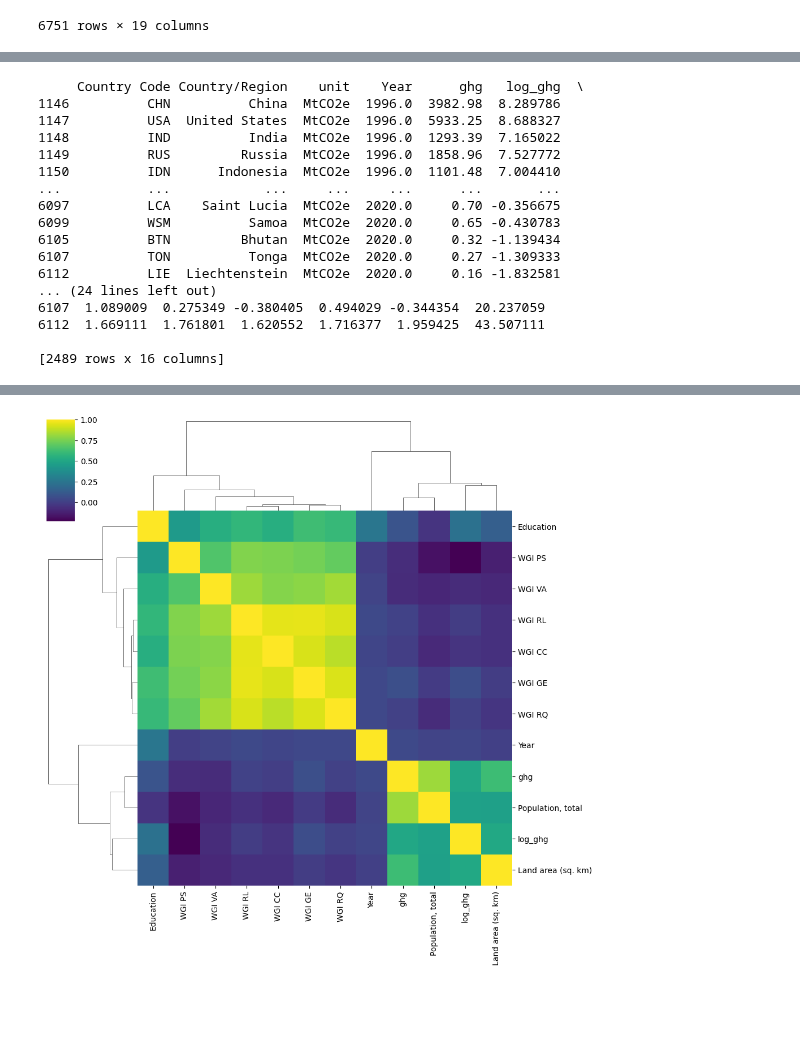
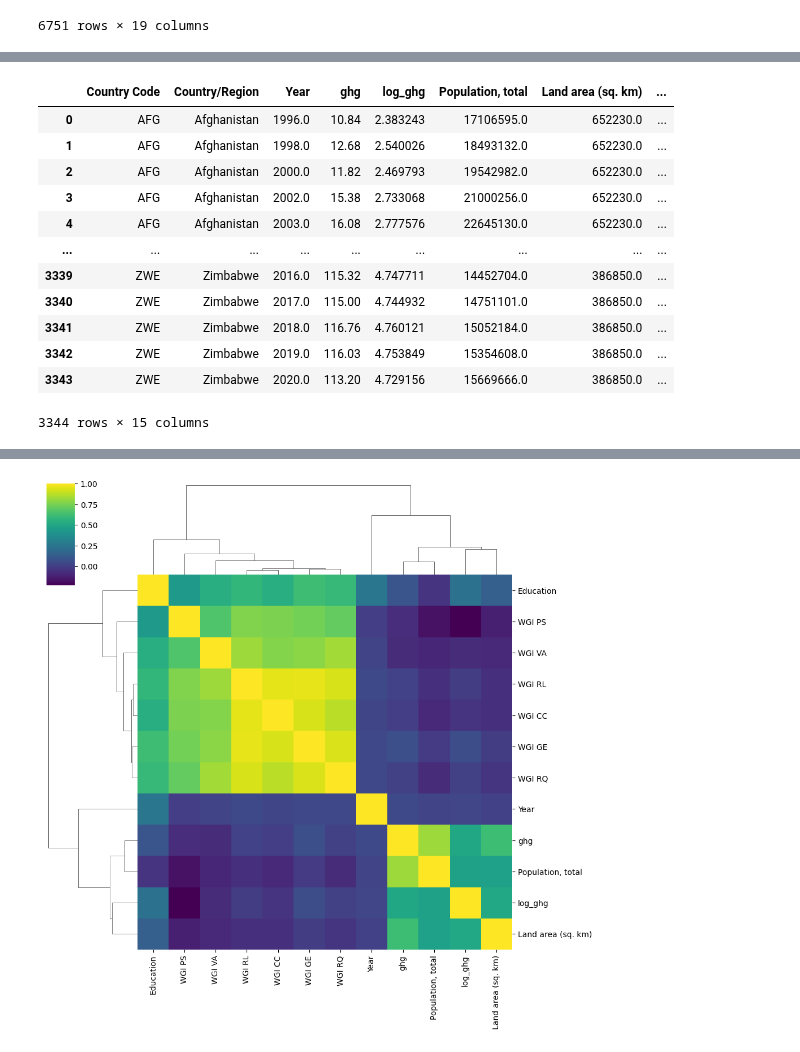
Before and after one commit to marcbarc19/DataScienceExam, a Jupyter notebook: ghg-modelling.ipynb, the cells around one changed output, grey strips where cells are left out. Drawn from its saved outputs; the diff is of its cells as text; code cells hidden in the pictures; blank space fills up the shorter version.

```diff
--- a/ghg-modelling.ipynb
+++ b/ghg-modelling.ipynb
@@ -473,25 +478,19 @@ AssertionError: data subset is more than available candidates
 # %%
-ghg = ghg_full.drop(columns=['ICT', 'Innovation', 'Social Inequality'])
-
-ghg = ghg.dropna()
-print(ghg)
+ghg = ghg_full_imputed.drop(columns=['unit', 'Education', 'Innovation', 'Social Inequality'])
+display(ghg)
 # %% [output]
+|  | Country Code | Country/Region | Year | ghg | log_ghg | Population, total | Land area (sq. km) | ... |
+| 0 | AFG | Afghanistan | 1996.0 | 10.84 | 2.383243 | 17106595.0 | 652230.0 | ... |
+| 1 | AFG | Afghanistan | 1998.0 | 12.68 | 2.540026 | 18493132.0 | 652230.0 | ... |
+| 2 | AFG | Afghanistan | 2000.0 | 11.82 | 2.469793 | 19542982.0 | 652230.0 | ... |
+| 3 | AFG | Afghanistan | 2002.0 | 15.38 | 2.733068 | 21000256.0 | 652230.0 | ... |
+| 4 | AFG | Afghanistan | 2003.0 | 16.08 | 2.777576 | 22645130.0 | 652230.0 | ... |
+| ... | ... | ... | ... | ... | ... | ... | ... | ... |
+| 3339 | ZWE | Zimbabwe | 2016.0 | 115.32 | 4.747711 | 14452704.0 | 386850.0 | ... |
+| 3340 | ZWE | Zimbabwe | 2017.0 | 115.00 | 4.744932 | 14751101.0 | 386850.0 | ... |
+| 3341 | ZWE | Zimbabwe | 2018.0 | 116.76 | 4.760121 | 15052184.0 | 386850.0 | ... |
+| 3342 | ZWE | Zimbabwe | 2019.0 | 116.03 | 4.753849 | 15354608.0 | 386850.0 | ... |
+| 3343 | ZWE | Zimbabwe | 2020.0 | 113.20 | 4.729156 | 15669666.0 | 386850.0 | ... |
-     Country Code Country/Region    unit    Year      ghg   log_ghg  \
-1146          CHN          China  MtCO2e  1996.0  3982.98  8.289786
-1147          USA  United States  MtCO2e  1996.0  5933.25  8.688327
-1148          IND          India  MtCO2e  1996.0  1293.39  7.165022
-1149          RUS         Russia  MtCO2e  1996.0  1858.96  7.527772
-1150          IDN      Indonesia  MtCO2e  1996.0  1101.48  7.004410
-...           ...            ...     ...     ...      ...       ...
-6097          LCA    Saint Lucia  MtCO2e  2020.0     0.70 -0.356675
-6099          WSM          Samoa  MtCO2e  2020.0     0.65 -0.430783
-6105          BTN         Bhutan  MtCO2e  2020.0     0.32 -1.139434
-6107          TON          Tonga  MtCO2e  2020.0     0.27 -1.309333
-6112          LIE  Liechtenstein  MtCO2e  2020.0     0.16 -1.832581
-... (24 lines left out)
-6107  1.089009  0.275349 -0.380405  0.494029 -0.344354  20.237059
-6112  1.669111  1.761801  1.620552  1.716377  1.959425  43.507111
-
-[2489 rows x 16 columns]
+3344 rows × 15 columns
 # %%
 len(ghg['Country Code'].unique())
```
Also changed, not shown: parts of 11 cells of this notebook.
